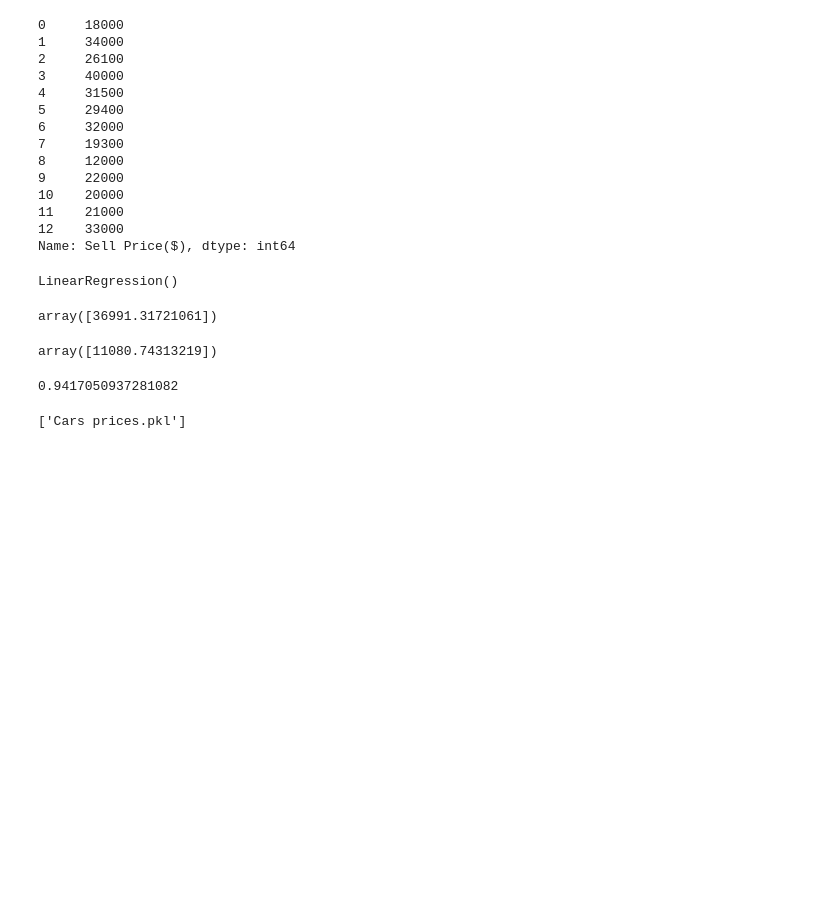
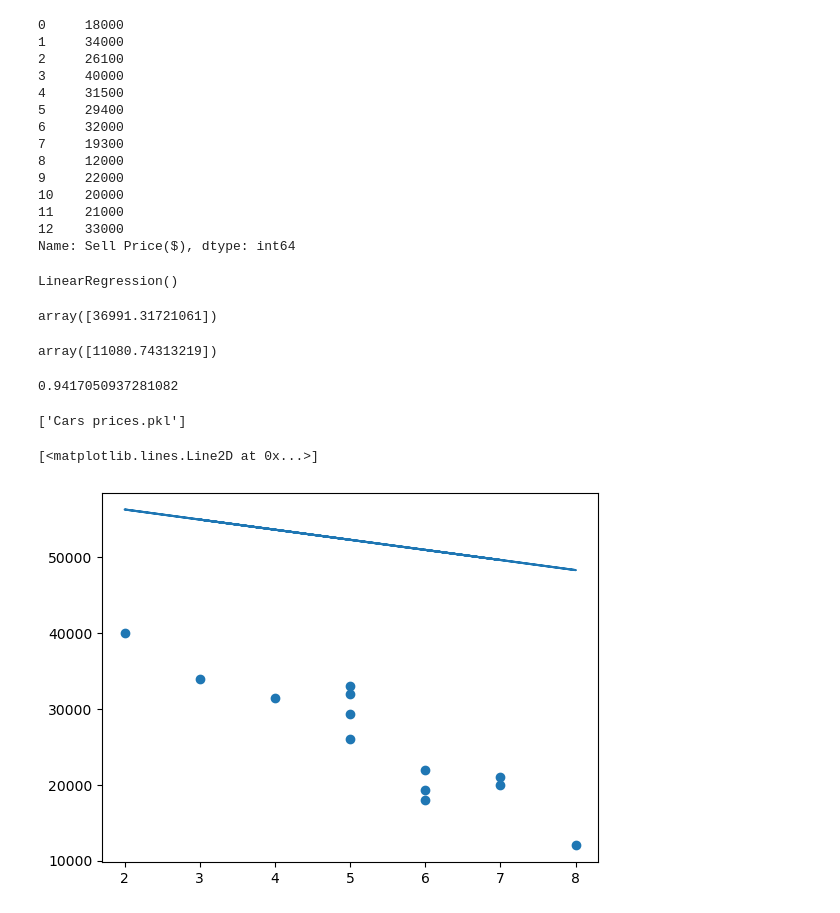
Before and after one commit to hamzazidan/Machine-learning, a Jupyter notebook: dummy_vars_exercise.ipynb, the cells around one changed output. Cells and saved outputs as stored; diff of their text form; code cells hidden in the pictures; blank space fills up the shorter version.

```diff
--- a/dummy_vars_exercise.ipynb
+++ b/dummy_vars_exercise.ipynb
@@ -129,0 +133,6 @@ joblib.dump(model, 'Cars prices.pkl')
+# %%
+plt.scatter(final['Age(yrs)'], final['Sell Price($)'])
+plt.plot(final['Age(yrs)'], model.coef_[1] * final['Age(yrs)'] + model.intercept_)
+# %% [output]
+[<matplotlib.lines.Line2D at 0x...>]
+[figure, added]
```
Also changed, not shown: parts of 2 cells of this notebook, 13 other files.
